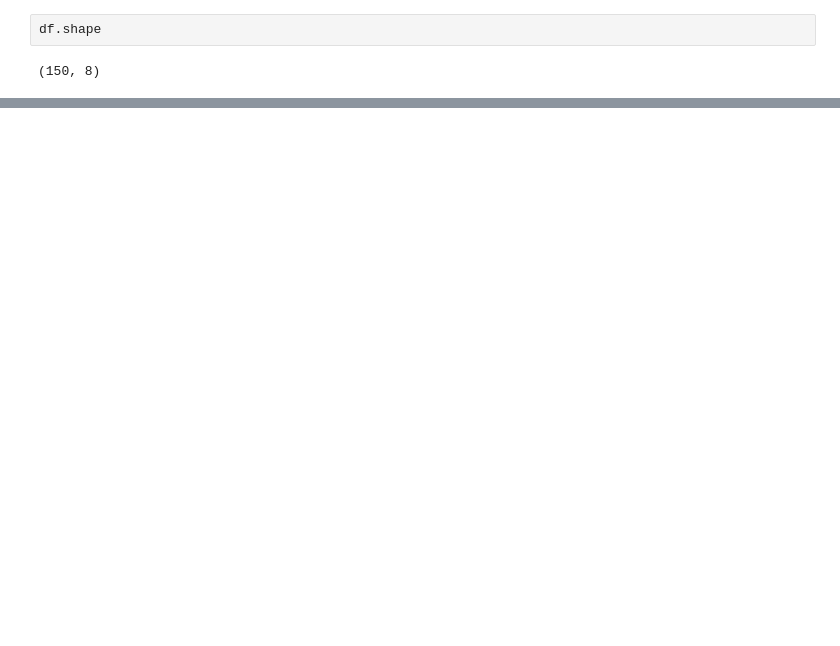
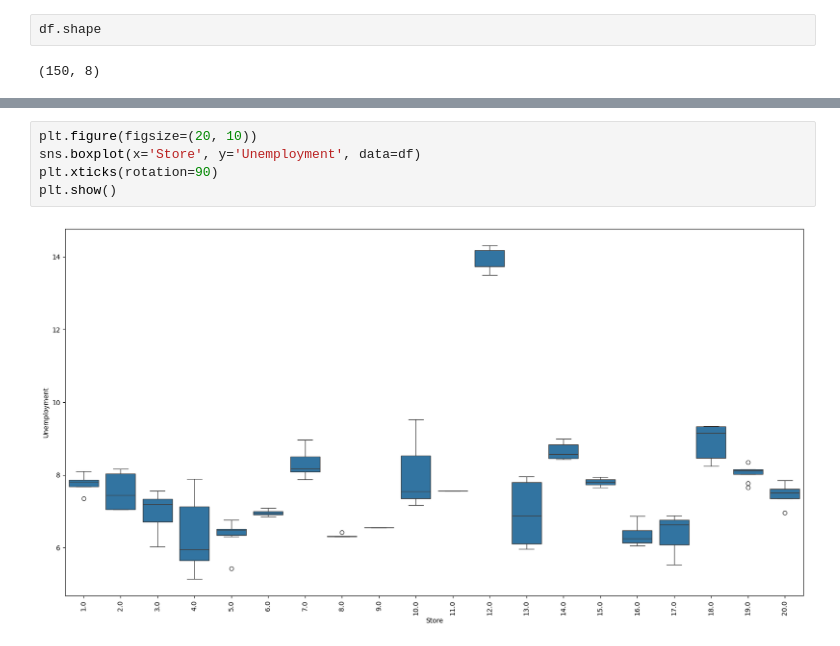
Before and after one commit to datA-jed/Walmart-Project, a Jupyter notebook: walmart.ipynb, the cells around one changed output, grey strips where cells are left out. Drawn from its saved outputs; the diff is of its cells as text; blank space fills up the shorter version.

```diff
--- a/walmart.ipynb
+++ b/walmart.ipynb
@@ -53,0 +170,7 @@ df.describe(include='all')
+# %%
+plt.figure(figsize=(20, 10))
+sns.boxplot(x='Store', y='Unemployment', data=df)
+plt.xticks(rotation=90)
+plt.show()
+# %% [output]
+[figure, added]
```
Also changed, not shown: parts of 37 cells of this notebook.
